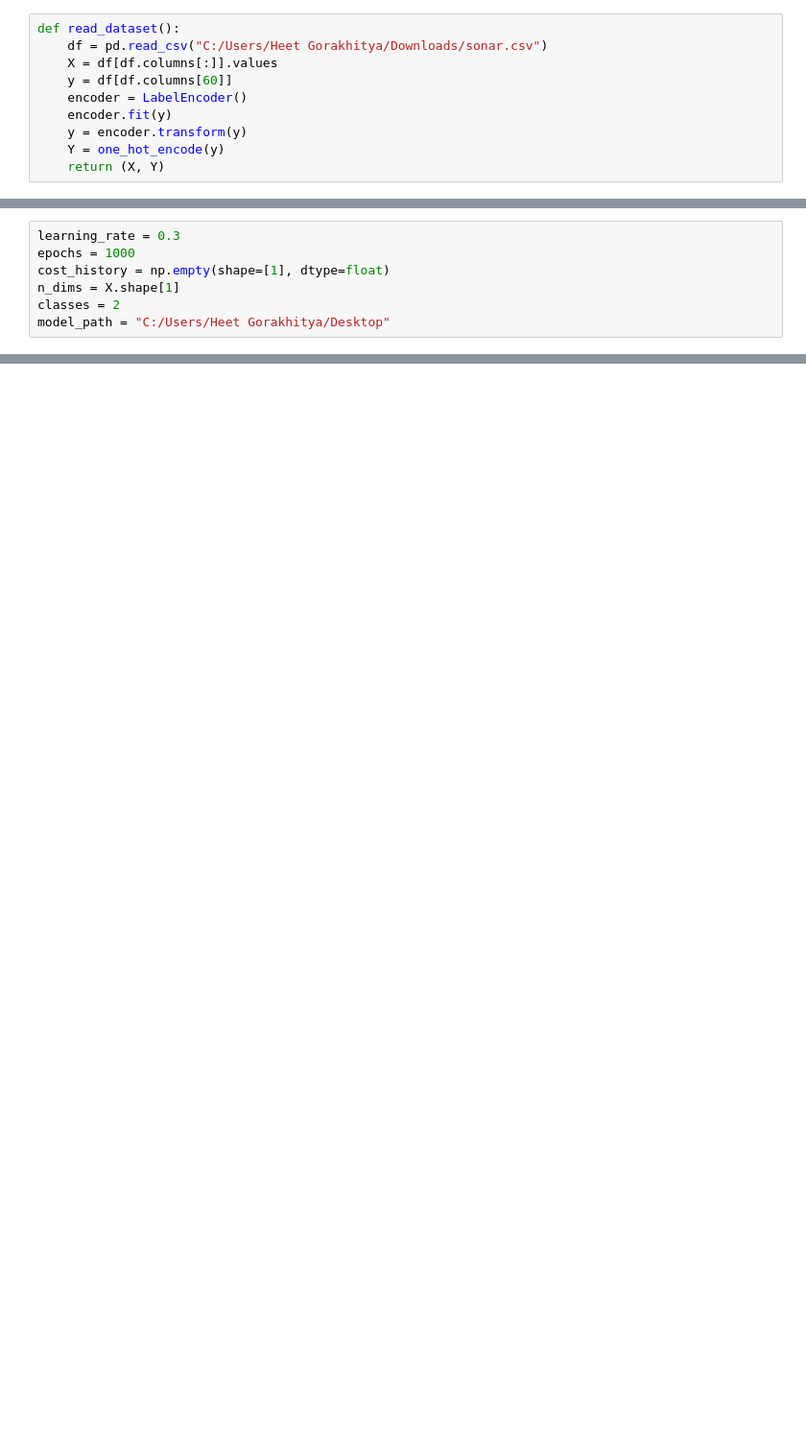
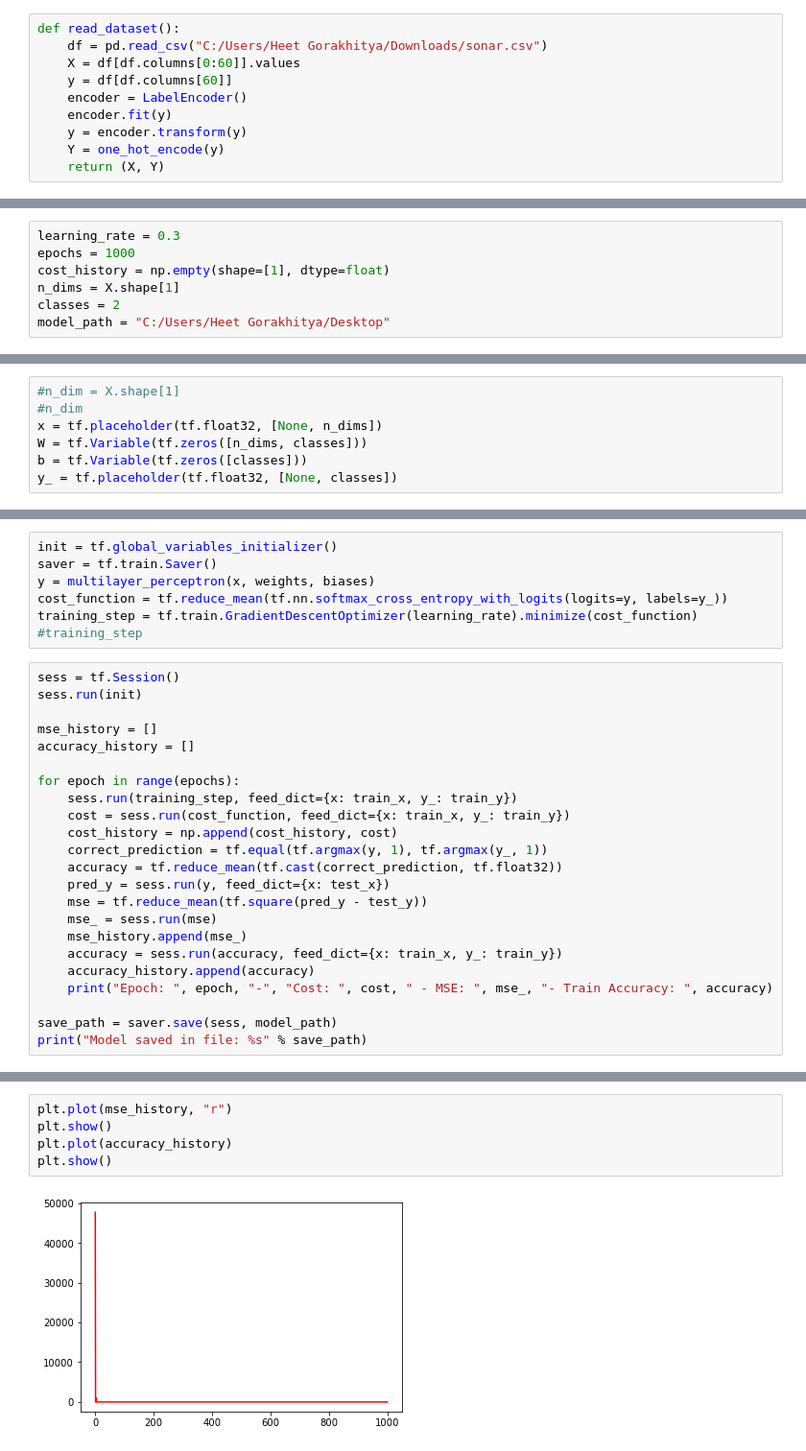
Before and after one commit to Grimmjaw6/ML-Practice, a Jupyter notebook: Naval Mine Classifier.ipynb, the cells around one changed output, grey strips where cells are left out. Shown: that part at 96% size. Cells and saved outputs as stored; diff of their text form; blank space fills up the shorter version.

Commit message:
Building the model

```diff
--- a/Naval Mine Classifier.ipynb
+++ b/Naval Mine Classifier.ipynb
@@ -27,7 +46,7 @@ Y = one_hot_encode(y)
 # %%
 def read_dataset():
     df = pd.read_csv("C:/Users/Heet Gorakhitya/Downloads/sonar.csv")
-    X = df[df.columns[:]].values
+    X = df[df.columns[0:60]].values
     y = df[df.columns[60]]
     encoder = LabelEncoder()
     encoder.fit(y)
@@ -56,0 +79,7 @@ model_path = "C:/Users/Heet Gorakhitya/Desktop"
+# %%
+#n_dim = X.shape[1]
+#n_dim
+x = tf.placeholder(tf.float32, [None, n_dims])
+W = tf.Variable(tf.zeros([n_dims, classes]))
+b = tf.Variable(tf.zeros([classes]))
+y_ = tf.placeholder(tf.float32, [None, classes])
@@ -56,0 +119,30 @@ model_path = "C:/Users/Heet Gorakhitya/Desktop"
+# %%
+init = tf.global_variables_initializer()
+saver = tf.train.Saver()
+y = multilayer_perceptron(x, weights, biases)
+cost_function = tf.reduce_mean(tf.nn.softmax_cross_entropy_with_logits(logits=y, labels=y_))
+training_step = tf.train.GradientDescentOptimizer(learning_rate).minimize(cost_function)
+#training_step
+# %%
+sess = tf.Session()
+sess.run(init)
+
+mse_history = []
+accuracy_history = []
+
+for epoch in range(epochs):
+    sess.run(training_step, feed_dict={x: train_x, y_: train_y})
+    cost = sess.run(cost_function, feed_dict={x: train_x, y_: train_y})
+    cost_history = np.append(cost_history, cost)
+    correct_prediction = tf.equal(tf.argmax(y, 1), tf.argmax(y_, 1))
+    accuracy = tf.reduce_mean(tf.cast(correct_prediction, tf.float32))
+    pred_y = sess.run(y, feed_dict={x: test_x})
+    mse = tf.reduce_mean(tf.square(pred_y - test_y))
+    mse_ = sess.run(mse)
+    mse_history.append(mse_)
+    accuracy = sess.run(accuracy, feed_dict={x: train_x, y_: train_y})
+    accuracy_history.append(accuracy)
+    print("Epoch: ", epoch, "-", "Cost: ", cost, " - MSE: ", mse_, "- Train Accuracy: ", accuracy)
+
+save_path = saver.save(sess, model_path)
+print("Model saved in file: %s" % save_path)
@@ -56,0 +167,7 @@ model_path = "C:/Users/Heet Gorakhitya/Desktop"
+# %%
+plt.plot(mse_history, "r")
+plt.show()
+plt.plot(accuracy_history)
+plt.show()
+# %% [output]
+[figure, added]
```
Also changed, not shown: parts of 10 cells of this notebook.
